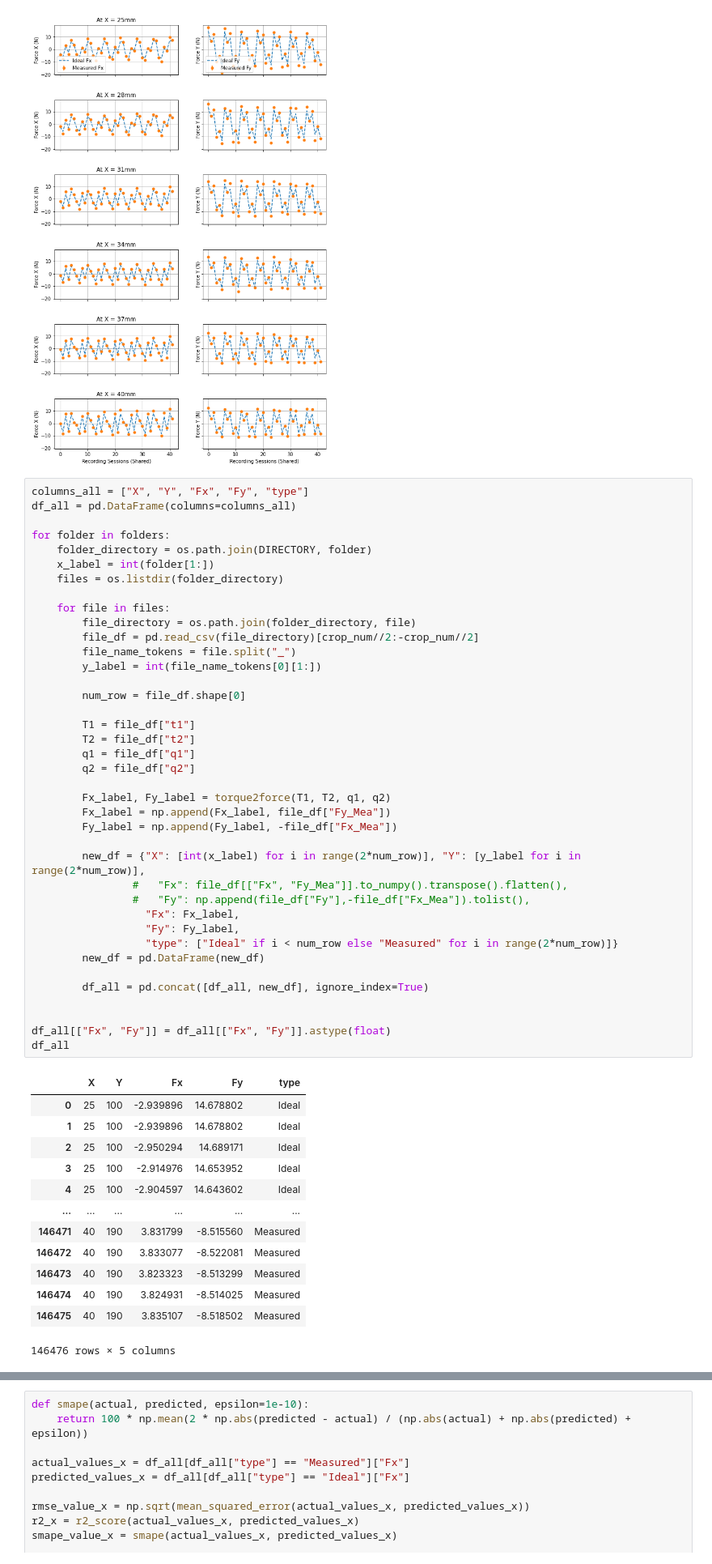
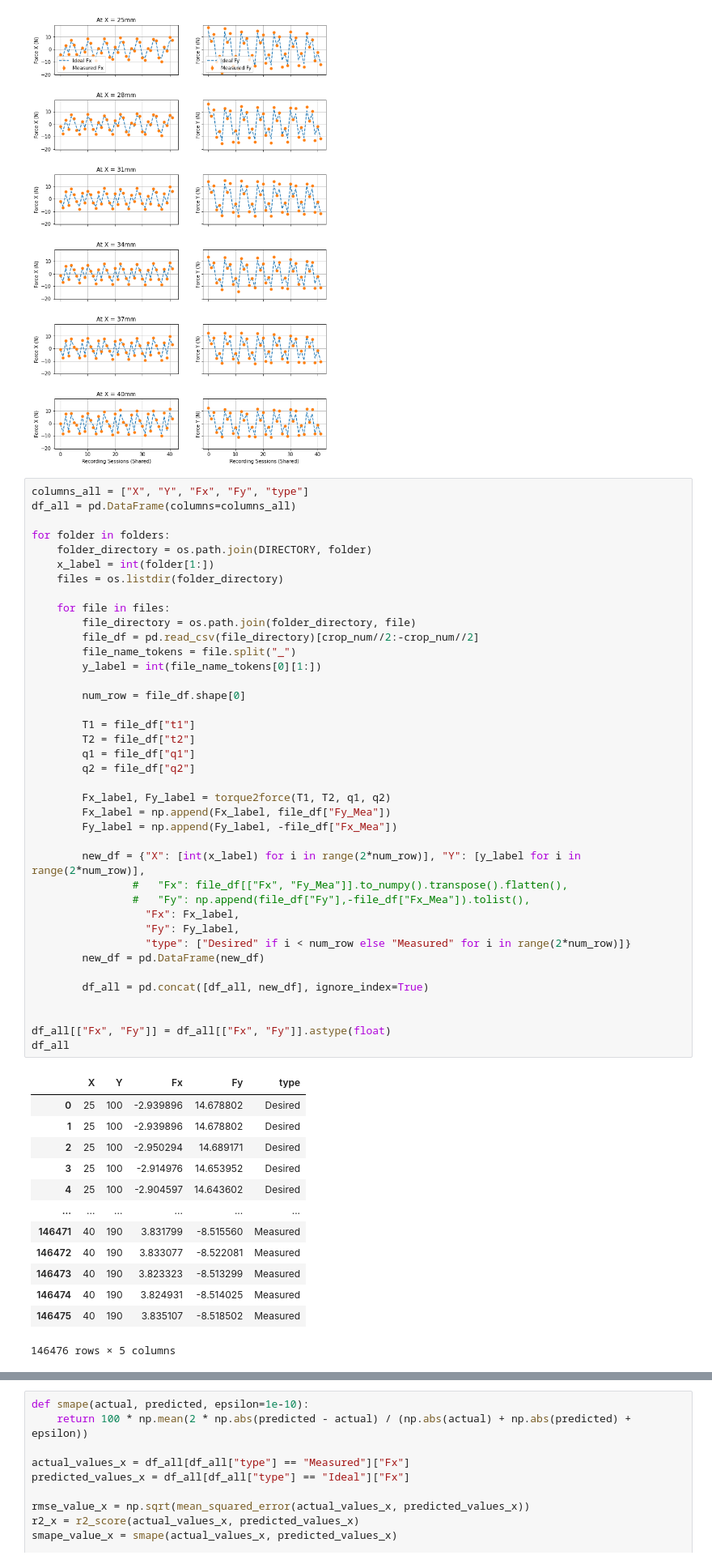
Before and after one commit to AndyBestIsBored/Desktop_Rehab, a Jupyter notebook: all new all different.ipynb, the cells around one changed output, grey strips where cells are left out. Shown at 81% size. Saved outputs shown, nothing was run; the diff lists cells and outputs as text.

```diff
--- a/all new all different.ipynb
+++ b/all new all different.ipynb
@@ -123,39 +123,39 @@ for folder in folders:
         file_directory = os.path.join(folder_directory, file)
         file_df = pd.read_csv(file_directory)[crop_num//2:-crop_num//2]
         file_name_tokens = file.split("_")
         y_label = int(file_name_tokens[0][1:])
 
         num_row = file_df.shape[0]
 
         T1 = file_df["t1"]
         T2 = file_df["t2"]
         q1 = file_df["q1"]
         q2 = file_df["q2"]
 
         Fx_label, Fy_label = torque2force(T1, T2, q1, q2)
         Fx_label = np.append(Fx_label, file_df["Fy_Mea"])
         Fy_label = np.append(Fy_label, -file_df["Fx_Mea"])
 
         new_df = {"X": [int(x_label) for i in range(2*num_row)], "Y": [y_label for i in range(2*num_row)],
                 #   "Fx": file_df[["Fx", "Fy_Mea"]].to_numpy().transpose().flatten(),
                 #   "Fy": np.append(file_df["Fy"],-file_df["Fx_Mea"]).tolist(),
                   "Fx": Fx_label,
                   "Fy": Fy_label,
-                  "type": ["Ideal" if i < num_row else "Measured" for i in range(2*num_row)]}
+                  "type": ["Desired" if i < num_row else "Measured" for i in range(2*num_row)]}
         new_df = pd.DataFrame(new_df)
 
         df_all = pd.concat([df_all, new_df], ignore_index=True)
 
 
 df_all[["Fx", "Fy"]] = df_all[["Fx", "Fy"]].astype(float)
 df_all
 # %% [output]
 |  | X | Y | Fx | Fy | type |
-| 0 | 25 | 100 | -2.939896 | 14.678802 | Ideal |
-| 1 | 25 | 100 | -2.939896 | 14.678802 | Ideal |
-| 2 | 25 | 100 | -2.950294 | 14.689171 | Ideal |
-| 3 | 25 | 100 | -2.914976 | 14.653952 | Ideal |
-| 4 | 25 | 100 | -2.904597 | 14.643602 | Ideal |
+| 0 | 25 | 100 | -2.939896 | 14.678802 | Desired |
+| 1 | 25 | 100 | -2.939896 | 14.678802 | Desired |
+| 2 | 25 | 100 | -2.950294 | 14.689171 | Desired |
+| 3 | 25 | 100 | -2.914976 | 14.653952 | Desired |
+| 4 | 25 | 100 | -2.904597 | 14.643602 | Desired |
 | ... | ... | ... | ... | ... | ... |
 | 146471 | 40 | 190 | 3.831799 | -8.515560 | Measured |
 | 146472 | 40 | 190 | 3.833077 | -8.522081 | Measured |
```
Also changed, not shown: parts of 1 cell of this notebook, 1 other file.
